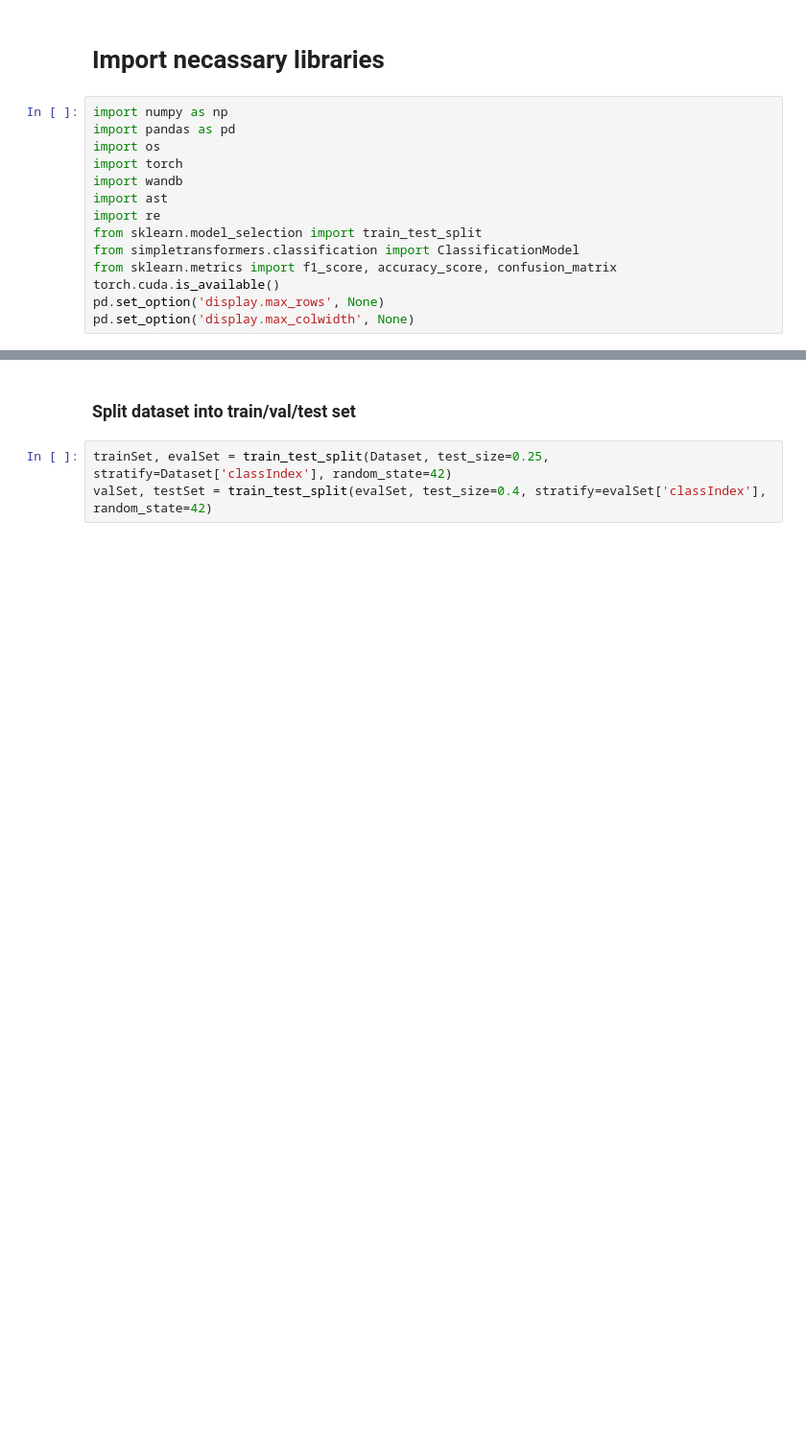
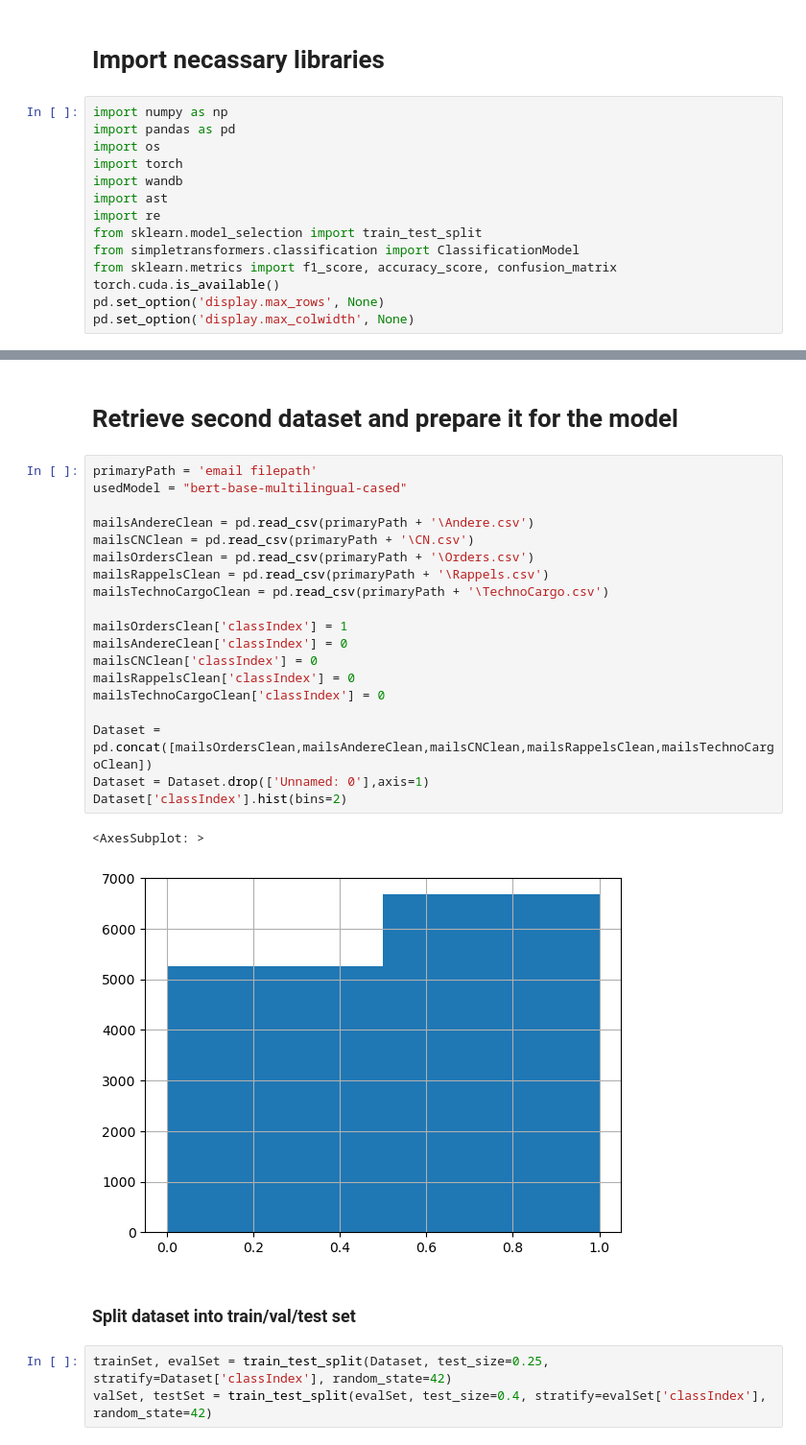
Before and after one commit to Spacehack100/Bachelor_project_code_storage, a Jupyter notebook: BERT subject classification on emails.ipynb, the cells around one changed output, grey strips where cells are left out. Shown at 96% size. Saved outputs shown, nothing was run; the diff lists cells and outputs as text; blank space fills up the shorter version.

```diff
--- a/BERT subject classification on emails.ipynb
+++ b/BERT subject classification on emails.ipynb
@@ -39,6 +40,30 @@ Index(['Unnamed: 0', 'names', 'contents', 'classIndex'], dtype='object')
 Index(['contents', 'classIndex'], dtype='object')
 [0 1 2]
 [figure]
+# %% [markdown]
+# Retrieve second dataset and prepare it for the model
+# %%
+primaryPath = 'email filepath'
+usedModel = "bert-base-multilingual-cased"
+
+mailsAndereClean = pd.read_csv(primaryPath + '\Andere.csv')
+mailsCNClean = pd.read_csv(primaryPath + '\CN.csv')
+mailsOrdersClean = pd.read_csv(primaryPath + '\Orders.csv')
+mailsRappelsClean = pd.read_csv(primaryPath + '\Rappels.csv')
+mailsTechnoCargoClean = pd.read_csv(primaryPath + '\TechnoCargo.csv')
+
+mailsOrdersClean['classIndex'] = 1
+mailsAndereClean['classIndex'] = 0
+mailsCNClean['classIndex'] = 0
+mailsRappelsClean['classIndex'] = 0
+mailsTechnoCargoClean['classIndex'] = 0
+
+Dataset = pd.concat([mailsOrdersClean,mailsAndereClean,mailsCNClean,mailsRappelsClean,mailsTechnoCargoClean])
+Dataset = Dataset.drop(['Unnamed: 0'],axis=1)
+Dataset['classIndex'].hist(bins=2)
+# %% [output]
+<AxesSubplot: >
+[figure, added]
 # %% [markdown]
 ### Split dataset into train/val/test set
 # %%
```
Also changed, not shown: parts of 8 cells of this notebook, 16 other files.
